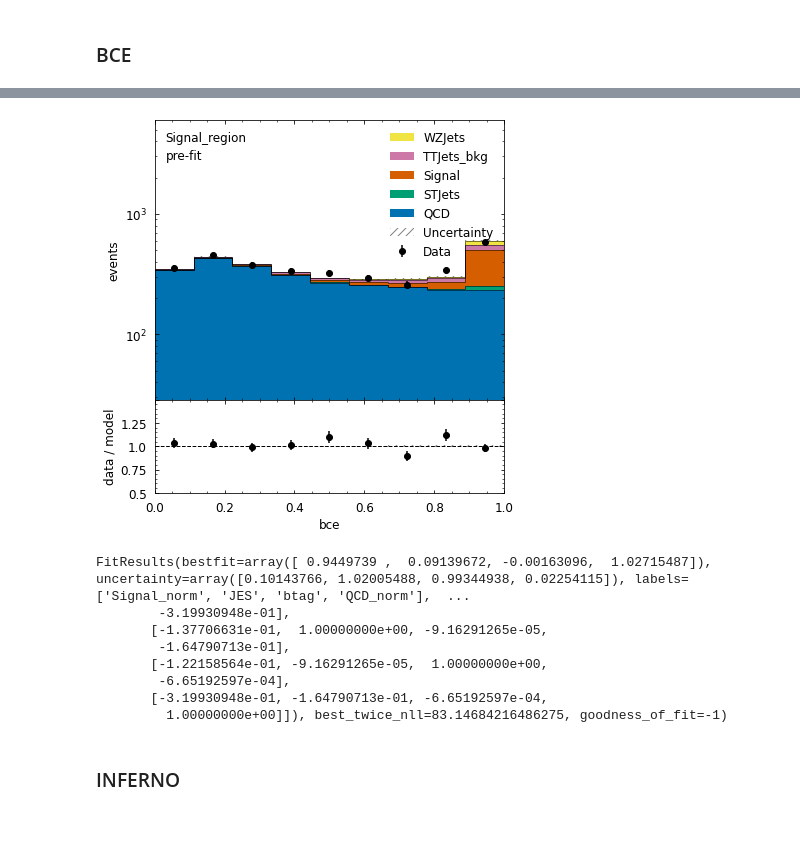
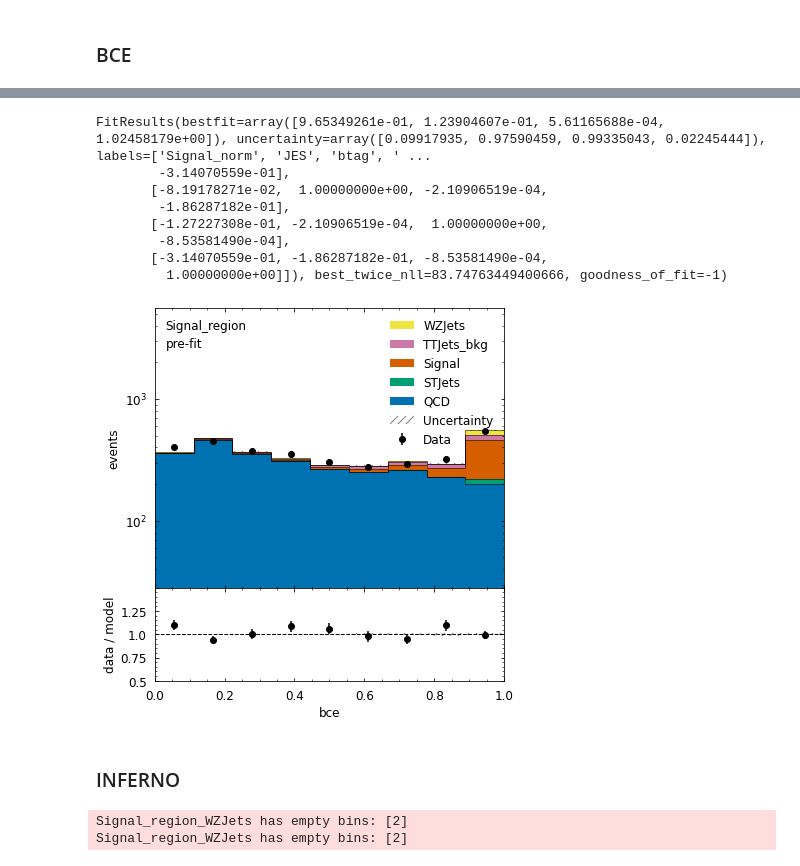
Before and after one commit to llayer/cmsopen, a Jupyter notebook: inferno/run_hep_inferno.ipynb, the cells around one changed output, grey strips where cells are left out. Cells and saved outputs as stored; diff of their text form; code cells hidden in the pictures; blank space fills up the shorter version.

```diff
--- a/inferno/run_hep_inferno.ipynb
+++ b/inferno/run_hep_inferno.ipynb
@@ -307,6 +310,3 @@ cabinetry.templates.build(config, method="uproot")
 # %%
-cabinetry.templates.postprocess(config)
+ws_path = path + "/workspace_bce.json"
+ws = fit.create_ws(config, workspace_path = ws_path)
-# %%
-workspace_path = path + "/workspace_bce.json"
-ws = cabinetry.workspace.build(config)
-cabinetry.workspace.save(ws, workspace_path)
@@ -338,5 +312,0 @@ model, data = cabinetry.model_utils.model_and_data(spec)
-# %%
-model_pred = cabinetry.model_utils.prediction(model)
-figures = cabinetry.visualize.data_mc(model_pred, data, config=config, log_scale=True)
-# %% [output]
-[figure, removed]
@@ -345,14 +313,15 @@ fit_results = cabinetry.fit.fit(model, data)
-# %%
-fit_results
-# %% [output]
-FitResults(bestfit=array([ 0.9449739 ,  0.09139672, -0.00163096,  1.02715487]), uncertainty=array([0.10143766, 1.02005488, 0.99344938, 0.02254115]), labels=['Signal_norm', 'JES', 'btag', 'QCD_norm'],  ...
-        -3.19930948e-01],
-       [-1.37706631e-01,  1.00000000e+00, -9.16291265e-05,
-        -1.64790713e-01],
-       [-1.22158564e-01, -9.16291265e-05,  1.00000000e+00,
-        -6.65192597e-04],
-       [-3.19930948e-01, -1.64790713e-01, -6.65192597e-04,
-         1.00000000e+00]]), best_twice_nll=83.14684216486275, goodness_of_fit=-1)
+# %%
+fit.fit_ws(ws, config, asimov=False)
+# %% [output]
+FitResults(bestfit=array([9.65349261e-01, 1.23904607e-01, 5.61165688e-04, 1.02458179e+00]), uncertainty=array([0.09917935, 0.97590459, 0.99335043, 0.02245444]), labels=['Signal_norm', 'JES', 'btag', ' ...
+        -3.14070559e-01],
+       [-8.19178271e-02,  1.00000000e+00, -2.10906519e-04,
+        -1.86287182e-01],
+       [-1.27227308e-01, -2.10906519e-04,  1.00000000e+00,
+        -8.53581490e-04],
+       [-3.14070559e-01, -1.86287182e-01, -8.53581490e-04,
+         1.00000000e+00]]), best_twice_nll=83.74763449400666, goodness_of_fit=-1)
+[figure, added]
 # %% [markdown]
 ### INFERNO
 # %%
@@ -359,0 +333,6 @@ bins = np.linspace(0,9,9)
+# %%
+ws_path = path + "/workspace_inferno.json"
+ws = fit.create_ws(config, workspace_path = ws_path)
+# %% [output]
+Signal_region_WZJets has empty bins: [2]
+Signal_region_WZJets has empty bins: [2]
```
Also changed, not shown: parts of 25 cells of this notebook, 1 other file.
